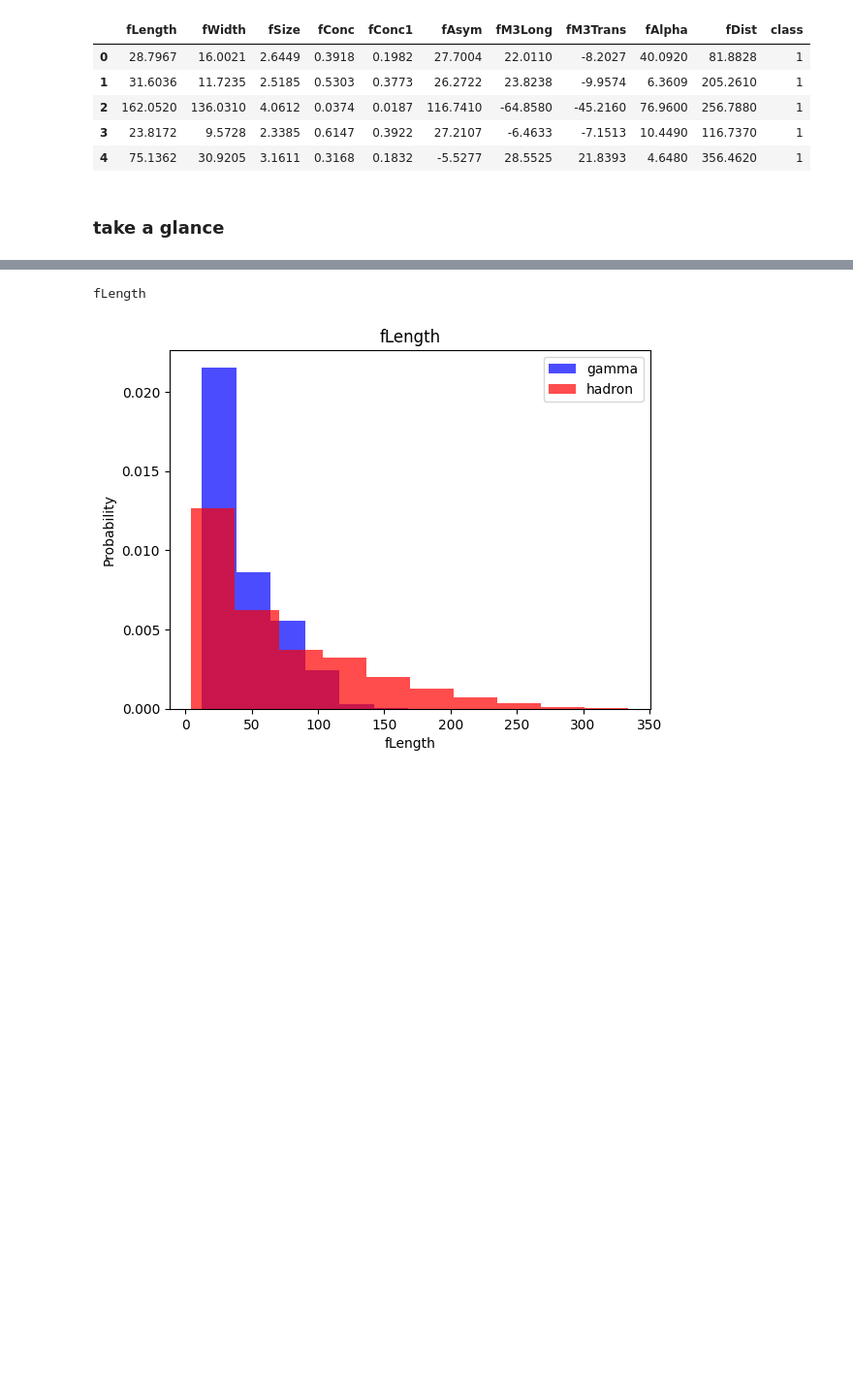
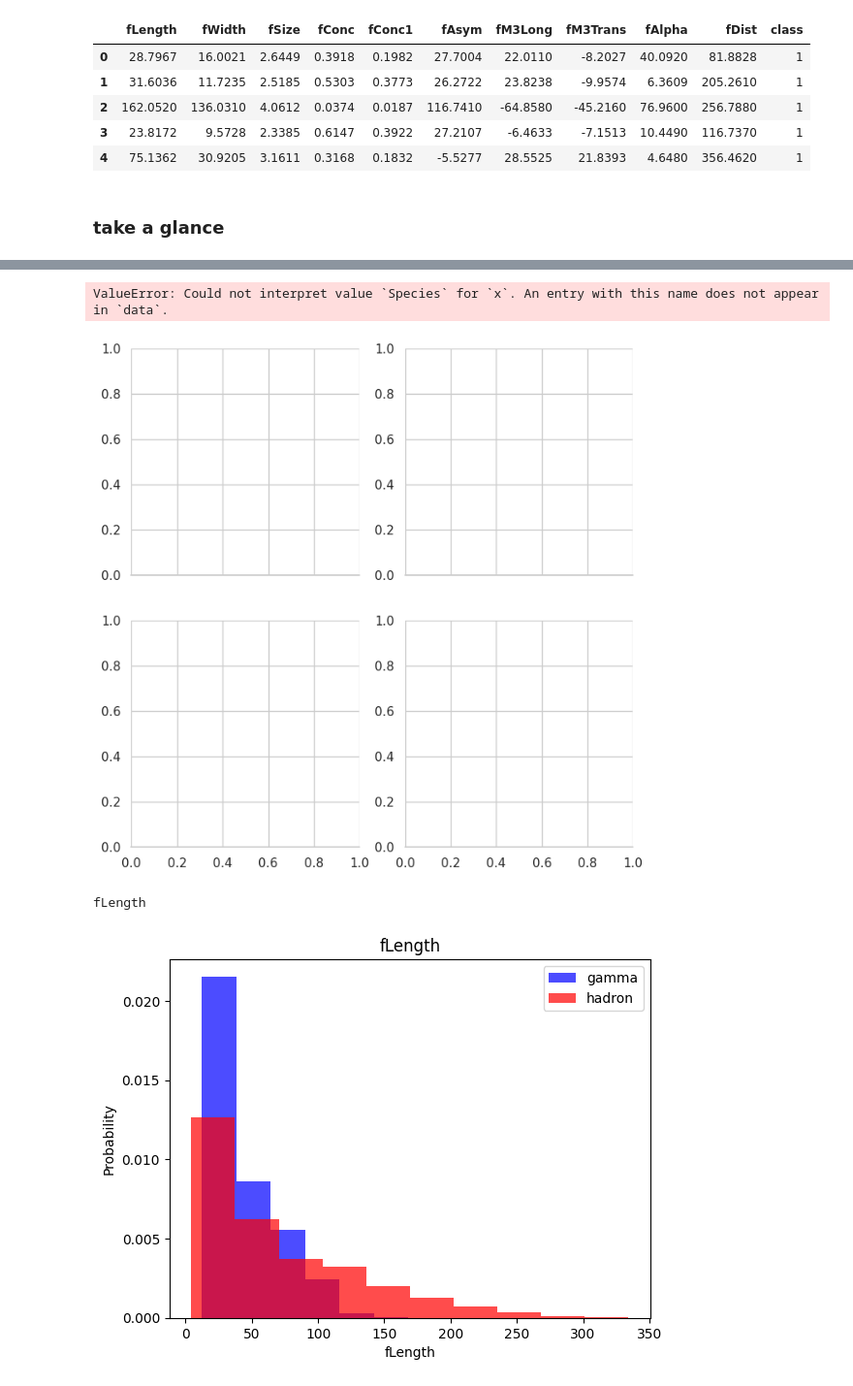
Before and after one commit to trndsttr7777/Dingtalk-OpenAI, a Jupyter notebook: “GammaTelescope_fcc_Magic_example_ipynb”的副本.ipynb, the cells around one changed output, grey strips where cells are left out. Shown: that part at 97% size. Saved outputs shown, nothing was run; the diff lists cells and outputs as text; code cells hidden in the pictures; blank space fills up the shorter version.

```diff
--- a/“GammaTelescope_fcc_Magic_example_ipynb”的副本.ipynb
+++ b/“GammaTelescope_fcc_Magic_example_ipynb”的副本.ipynb
@@ -69,3 +150,17 @@ df.head()
+# %%
+# 设置颜色主题
+antV = ['#1890FF', '#2FC25B', '#FACC14']
+# 绘制 Violinplot 小钢琴图
+f, axes = plt.subplots(2, 2, figsize=(8, 8), sharex=True)
+sns.despine(left=True)
+sns.violinplot(x='Species', y='SepalLengthCm', data=iris, palette=antV, ax=axes[0, 0])
+sns.violinplot(x='Species', y='SepalWidthCm', data=iris, palette=antV, ax=axes[0, 1])
+sns.violinplot(x='Species', y='PetalLengthCm', data=iris, palette=antV, ax=axes[1, 0])
+sns.violinplot(x='Species', y='PetalWidthCm', data=iris, palette=antV, ax=axes[1, 1])
+plt.show()
+# %% [output]
+ValueError: Could not interpret value `Species` for `x`. An entry with this name does not appear in `data`.
+[figure, added]
 # %%
 for label in cols[:-1]:# 遍历
     print(label)
```
Also changed, not shown: parts of 7 cells of this notebook.
